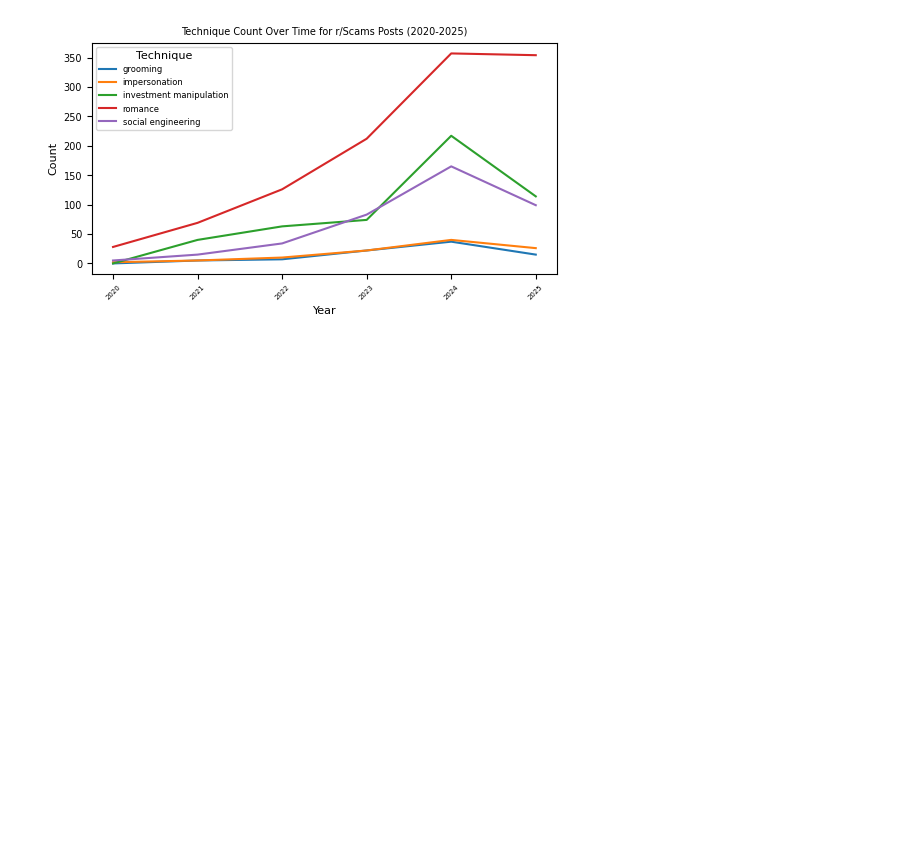
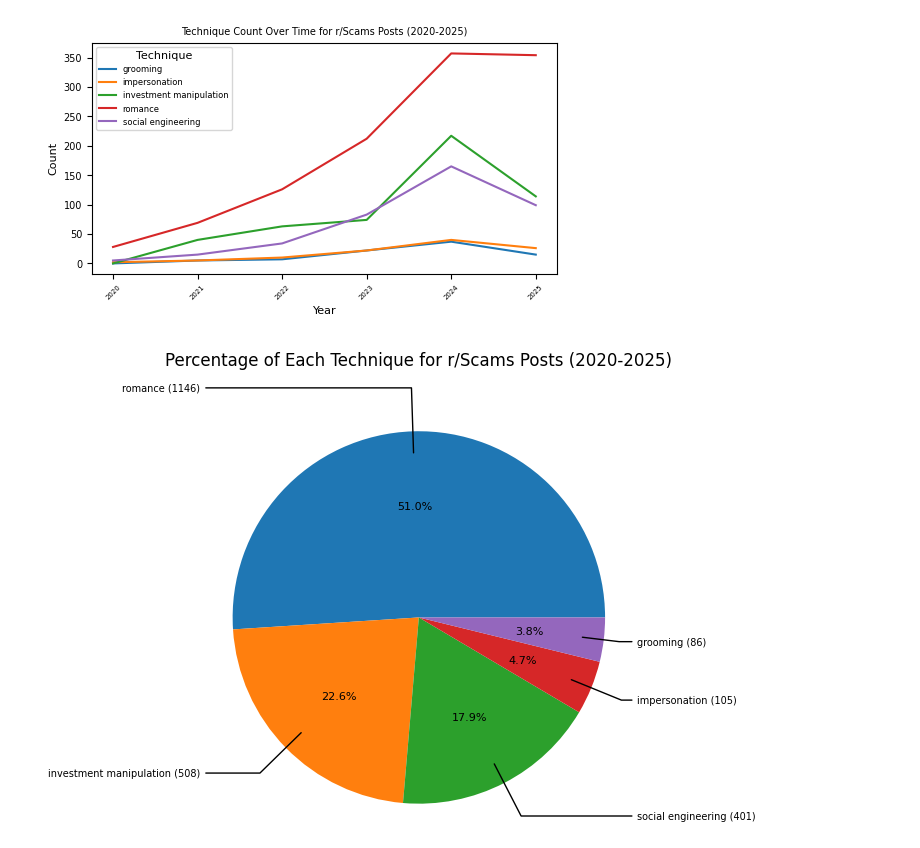
Before and after one commit to HoustonBoston/hon-fellowship, a Jupyter notebook: plots/Scams.ipynb, the cells around one changed output. Cells and saved outputs as stored; diff of their text form; code cells hidden in the pictures; blank space fills up the shorter version.

```diff
--- a/plots/Scams.ipynb
+++ b/plots/Scams.ipynb
@@ -23,3 +23,7 @@ Name: technique, dtype: int64
 technique_county_overtimex(df, title="Technique Count Over Time for r/Scams Posts (2020-2025)")
 # %% [output]
 [figure]
+# %%
+percent_technique(df, title="Percentage of Each Technique for r/Scams Posts (2020-2025)")
+# %% [output]
+[figure, added]
```
Also changed, not shown: 4 other files.
